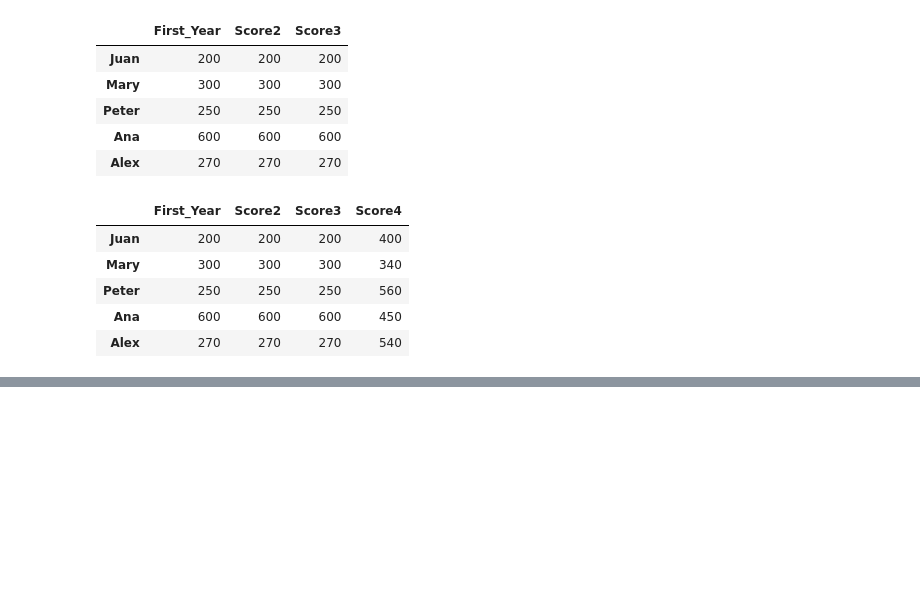
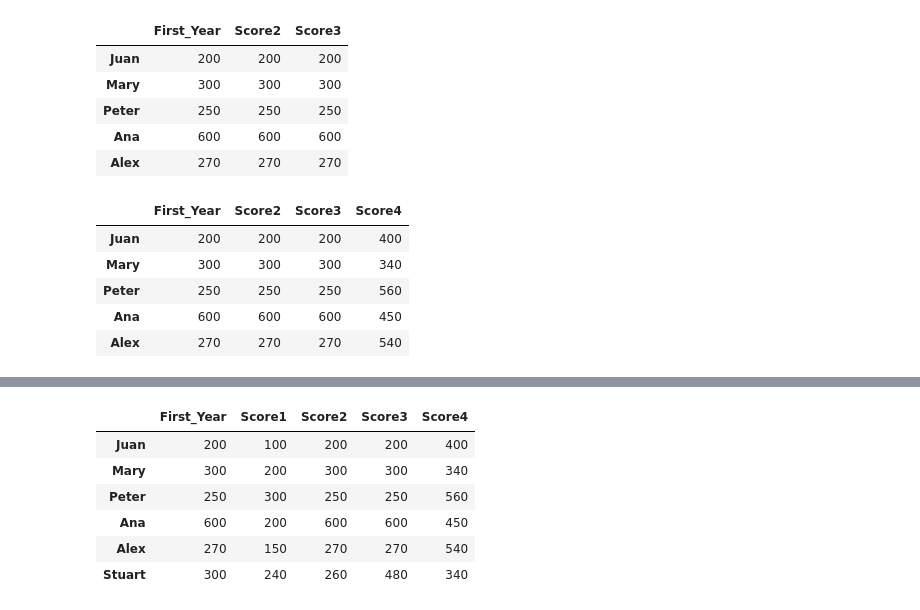
Before and after one commit to alezanper/python-notes, a Jupyter notebook: Pandas/02_DataFrames.ipynb, the cells around one changed output, grey strips where cells are left out. Cells and saved outputs as stored; diff of their text form; code cells hidden in the pictures; blank space fills up the shorter version.

```diff
--- a/Pandas/02_DataFrames.ipynb
+++ b/Pandas/02_DataFrames.ipynb
@@ -355,3 +348,7 @@ d_scores_n
 | Peter | 250 | 250 | 250 | 560 |
 | Ana | 600 | 600 | 600 | 450 |
 | Alex | 270 | 270 | 270 | 540 |
+# %%
+# Adding a new Row
+d_scores_n.loc['Stuart'] = ([340, 260, 480, 340])
+d_scores_n
@@ -357,0 +375,12 @@ d_scores_n
+# %%
+# Using insert method
+d_scores_n.insert(1, 'Score1', [100, 200, 300, 200, 150, 240])
+d_scores_n
+# %% [output]
+|  | First_Year | Score1 | Score2 | Score3 | Score4 |
+| Juan | 200 | 100 | 200 | 200 | 400 |
+| Mary | 300 | 200 | 300 | 300 | 340 |
+| Peter | 250 | 300 | 250 | 250 | 560 |
+| Ana | 600 | 200 | 600 | 600 | 450 |
+| Alex | 270 | 150 | 270 | 270 | 540 |
+| Stuart | 300 | 240 | 260 | 480 | 340 |
```
Also changed, not shown: parts of 26 cells of this notebook.
